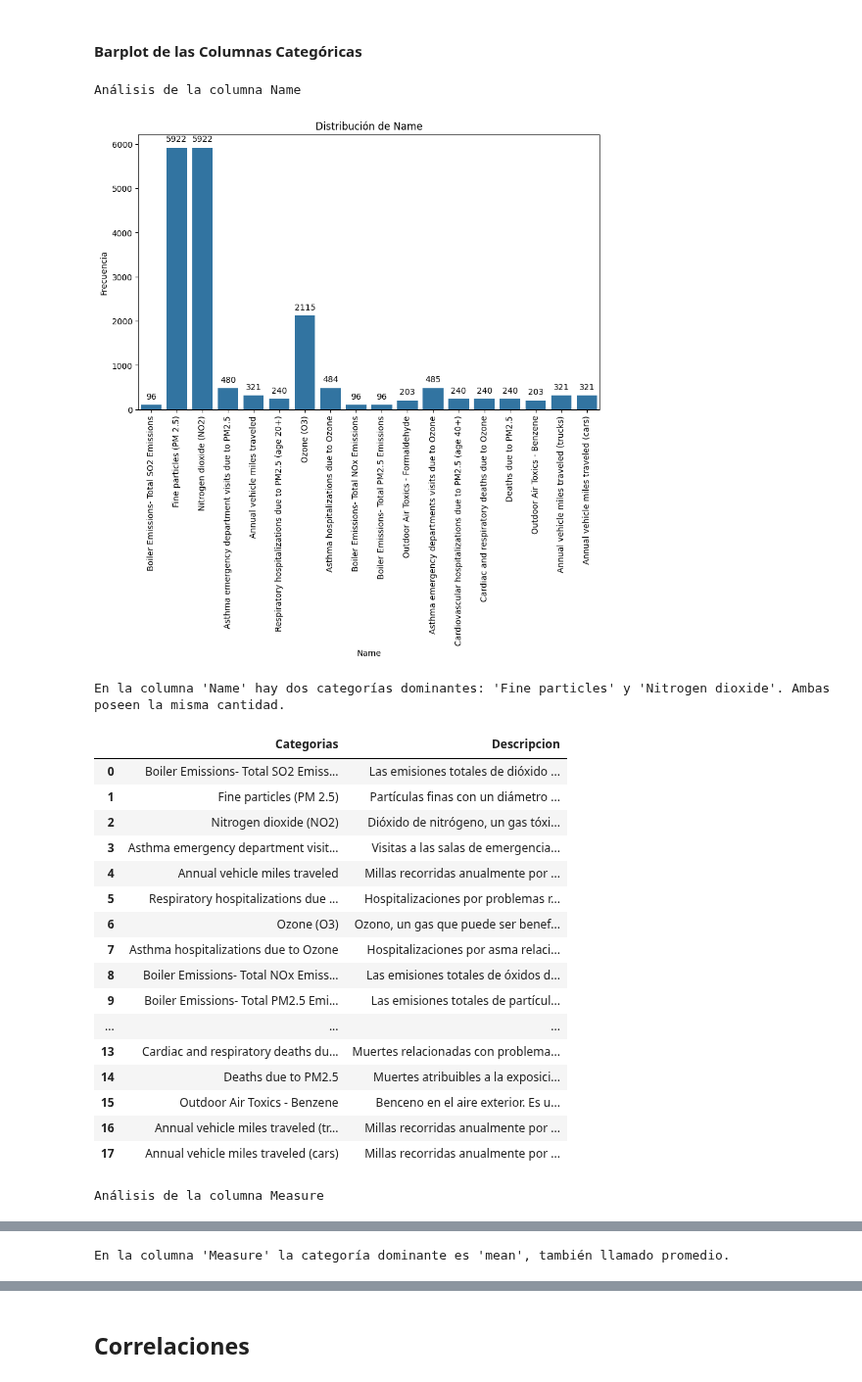
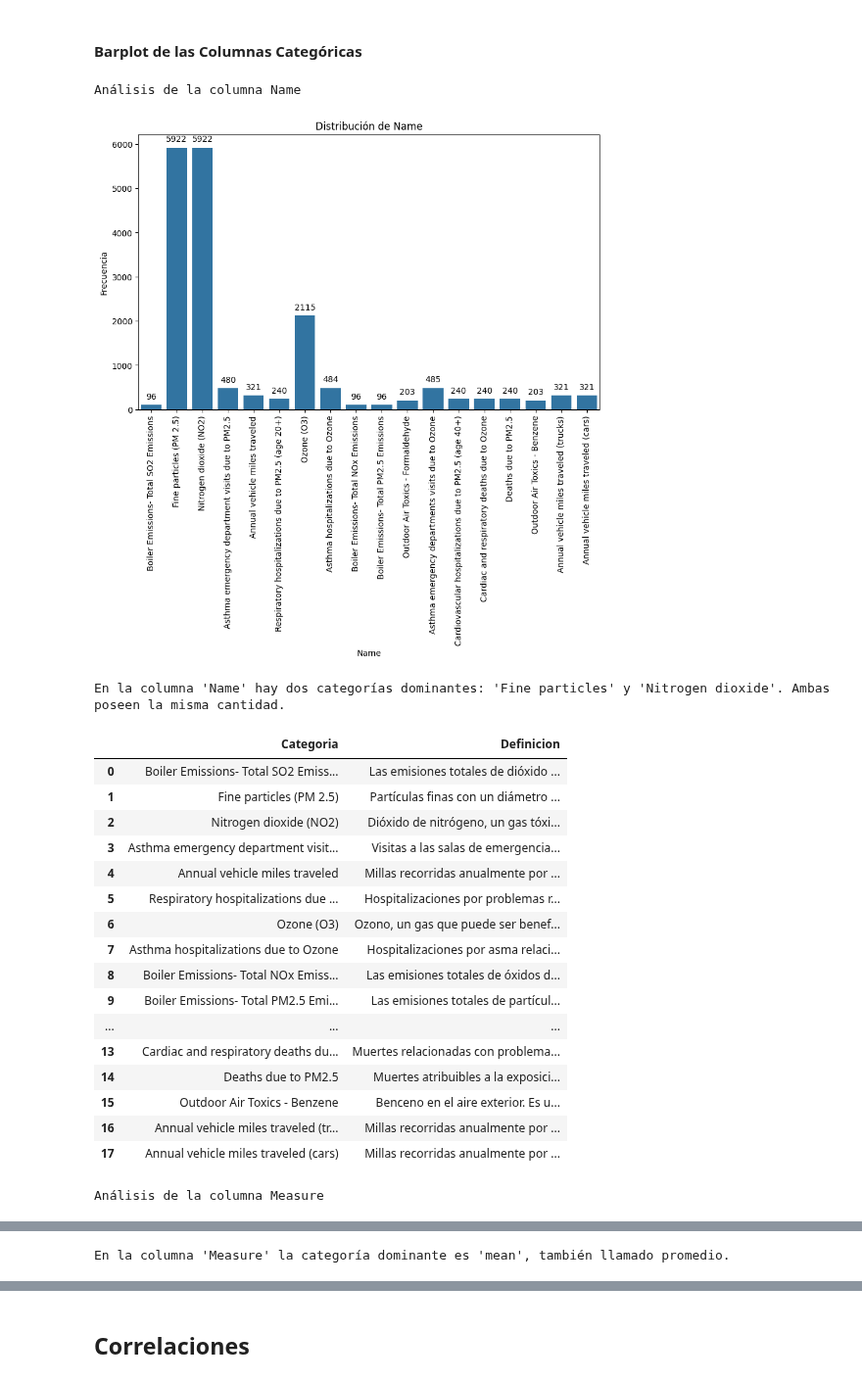
Before and after one commit to lmunozm1702/taxi_electrico_nyc, a Jupyter notebook: EDA/EDA-Calidad_de_Air_Quality.ipynb, the cells around one changed output, grey strips where cells are left out. Shown at 98% size. Cells and saved outputs as stored; diff of their text form; code cells hidden in the pictures.

```diff
--- a/EDA/EDA-Calidad_de_Air_Quality.ipynb
+++ b/EDA/EDA-Calidad_de_Air_Quality.ipynb
@@ -533,37 +532,37 @@ interpretacion = {
     'Measure Info': "En la columna 'Measure Info' las categorías dominantes son: en primer lugar, 'ppb' y, en segundo lugar, 'mcg/m3'.",
     'Geo Type Name': "En la columna 'Geo Type Name' las categorías mas dominantes son: en primer lugar, 'UHF42' y, en segundo lugar, 'CD'."
 }
 
 for columna in columnas_categoricas:
     print(f'Análisis de la columna {columna}')
     plt.figure(figsize=(10, 6))
     bar_plot = sns.countplot(x=columna, data=air_quality)
     plt.title(f'Distribución de {columna}')
     plt.xlabel(columna)
     plt.ylabel('Frecuencia')
     plt.xticks(rotation=90)
 
     for p in bar_plot.patches:
         bar_plot.annotate(format(p.get_height(), '.0f'),
                           (p.get_x() + p.get_width() / 2., p.get_height()),
                           ha = 'center', va = 'center',
                           xytext = (0, 10),
                           textcoords = 'offset points')
 
     plt.show()
     print()
     print(interpretacion[columna])
     print()
-    nombres_de_categorias = pd.DataFrame(air_quality[columna].unique(), columns=['Categorias'])
-    descripciones_de_categorias = pd.DataFrame(categorias[columna], columns=['Descripcion'])
-    categorias_por_columna = pd.concat([nombres_de_categorias, descripciones_de_categorias], axis=1)
+    nombres_de_categorias = pd.DataFrame(air_quality[columna].unique(), columns=['Categoria'])
+    definiciones_de_categorias = pd.DataFrame(categorias[columna], columns=['Definicion'])
+    categorias_por_columna = pd.concat([nombres_de_categorias, definiciones_de_categorias], axis=1)
     display(categorias_por_columna)
     print()
 # %% [output]
 Análisis de la columna Name
 [figure]
 En la columna 'Name' hay dos categorías dominantes: 'Fine particles' y 'Nitrogen dioxide'. Ambas poseen la misma cantidad.
-|  | Categorias | Descripcion |
+|  | Categoria | Definicion |
 | 0 | Boiler Emissions- Total SO2 Emiss... | Las emisiones totales de dióxido ... |
 | 1 | Fine particles (PM 2.5) | Partículas finas con un diámetro ... |
 | 2 | Nitrogen dioxide (NO2) | Dióxido de nitrógeno, un gas tóxi... |
```
Also changed, not shown: parts of 2 cells of this notebook.
